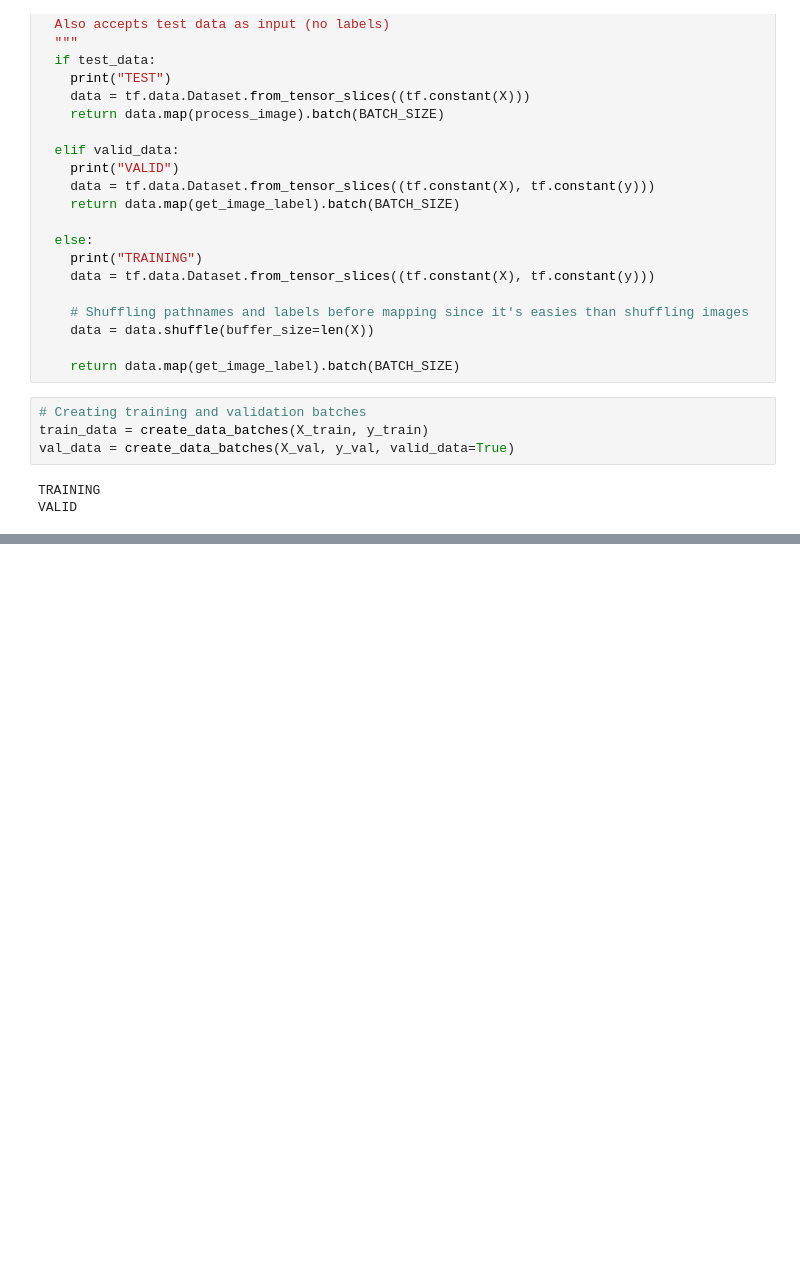
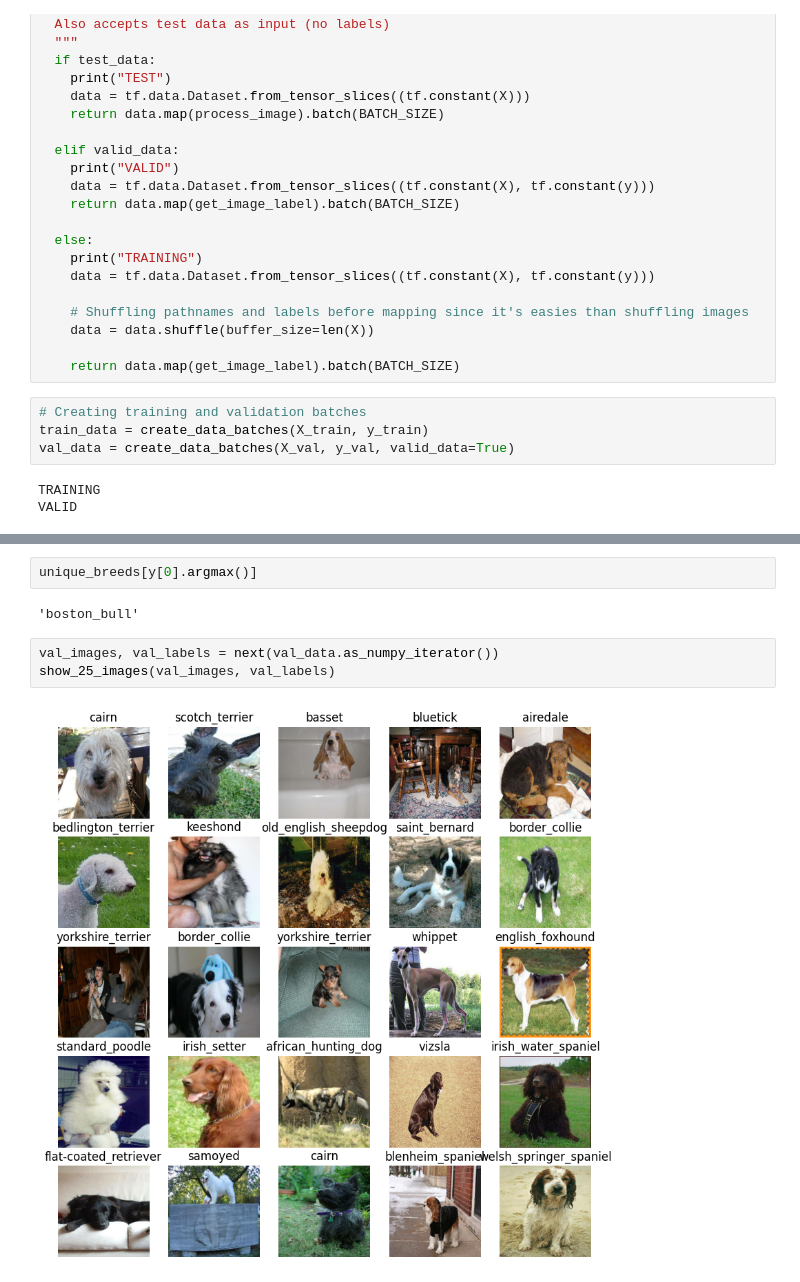
Before and after one commit to Mateus-Henr/Machine-Learning-And-Data-Science-Course, a Jupyter notebook: Section 14 - Neural Networks - Deep Learning, Transfer Learning and TensorFlow 2/End_To_End_Dog_Vision.ipynb, the cells around one changed output, grey strips where cells are left out. Drawn from its saved outputs; the diff is of its cells as text; blank space fills up the shorter version.

```diff
--- a/Section 14 - Neural Networks - Deep Learning, Transfer Learning and TensorFlow 2/End_To_End_Dog_Vision.ipynb
+++ b/Section 14 - Neural Networks - Deep Learning, Transfer Learning and TensorFlow 2/End_To_End_Dog_Vision.ipynb
@@ -404,0 +449,9 @@ train_data.element_spec, val_data.element_spec
+# %%
+unique_breeds[y[0].argmax()]
+# %% [output]
+'boston_bull'
+# %%
+val_images, val_labels = next(val_data.as_numpy_iterator())
+show_25_images(val_images, val_labels)
+# %% [output]
+[figure, added]
```
Also changed, not shown: parts of 15 cells of this notebook.
